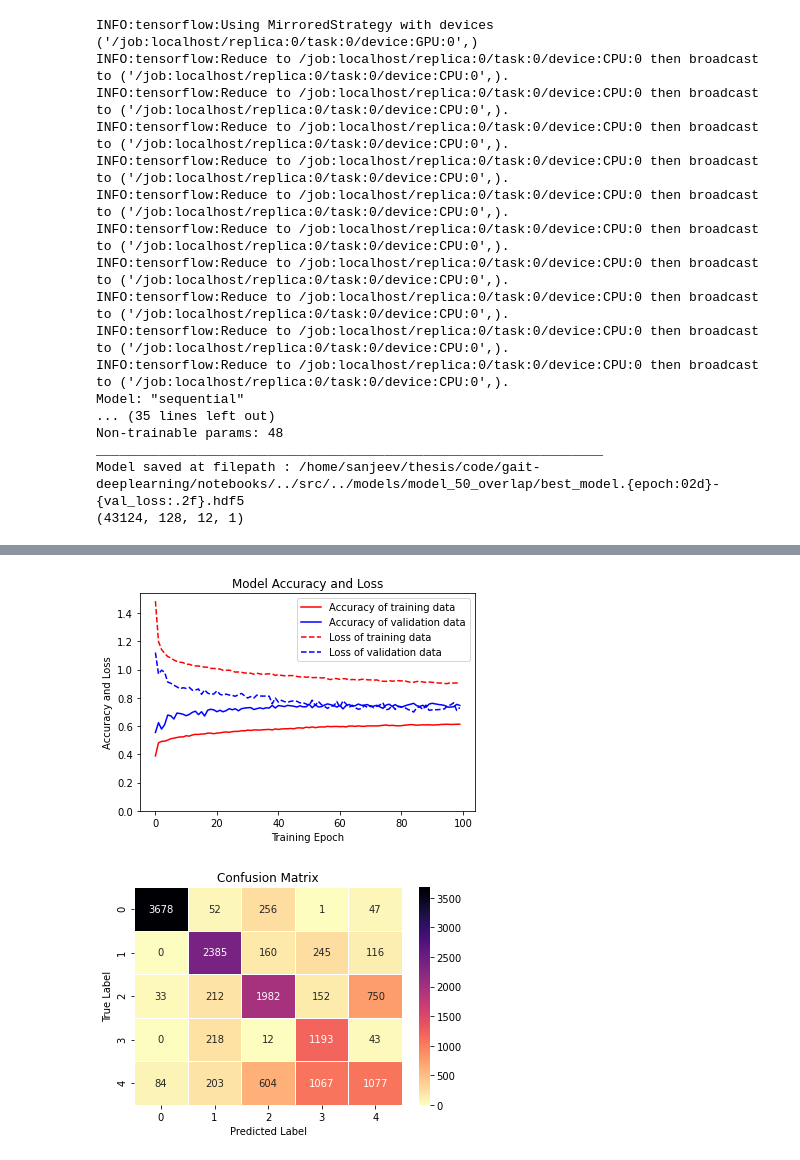
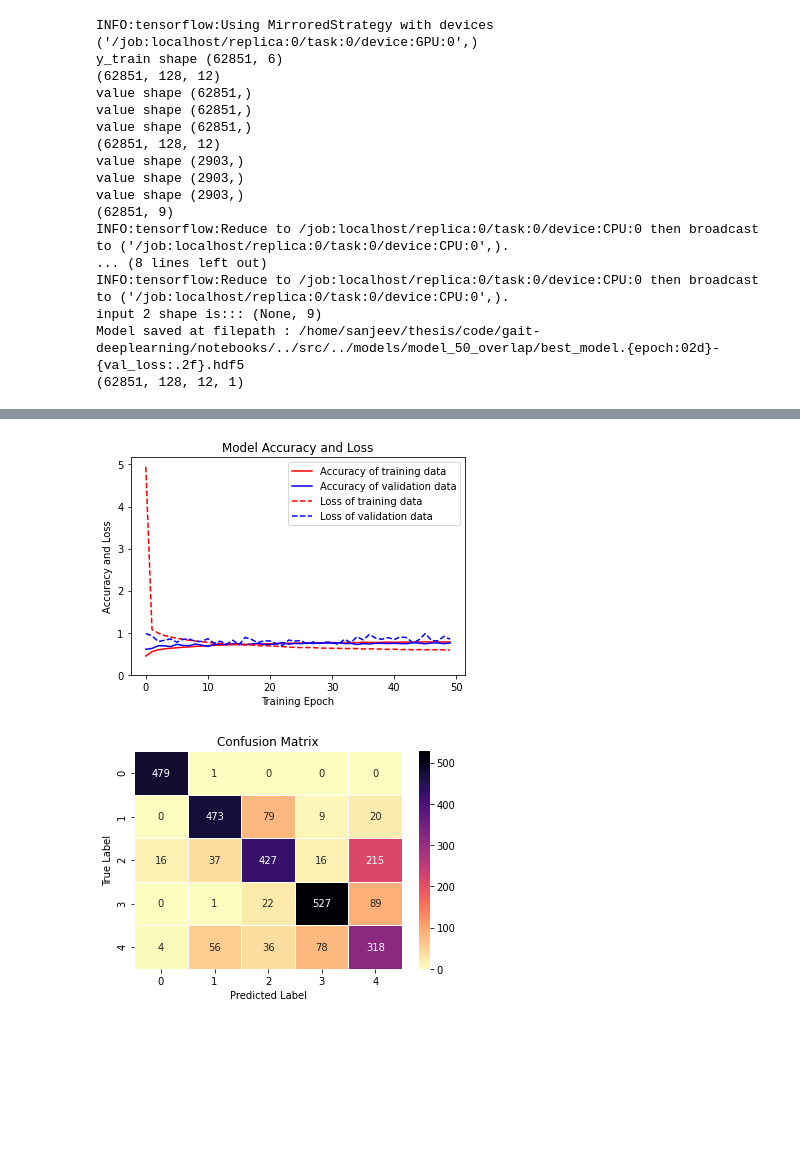
Before and after one commit to sanjevShakya/gait-deeplearning, a Jupyter notebook: notebooks/train_evaluate_all copy.ipynb, the cells around one changed output, grey strips where cells are left out. Saved outputs shown, nothing was run; the diff lists cells and outputs as text; code cells hidden in the pictures; blank space fills up the shorter version.

Commit message:
finish cnn-lstm-stats training

```diff
--- a/notebooks/train_evaluate_all copy.ipynb
+++ b/notebooks/train_evaluate_all copy.ipynb
@@ -21,6 +21,30 @@ def compute_resultant_gyro(X):
 
 def compute_resultant_angle(X):
     return np.sqrt(X[:,:,6] **2 + X[:,:,7] ** 2 + X[:,:,8] ** 2)
+# %%
+def get_std_values(X, channel):
+    return X[:, :, channel].std(axis=1)
+
+
+def get_mean_values(X, channel):
+    return X[:, :, channel].mean(axis=1)
+
+
+def get_max_values(X, channel):
+    return X[:, :, channel].max(axis=1)
+
+
+def get_statistic_feature_all_channels(X):
+    statistic_features = []
+    print(X_train.shape)
+    for channel in range(9,12):
+        value = get_std_values(X, channel)
+        print('value shape', value.shape)
+        statistic_features.append(value)
+        statistic_features.append(get_mean_values(X, channel))
+        statistic_features.append(get_max_values(X, channel))
+
+    return np.vstack(statistic_features).T
 # %%
 overlapPercents = [50]
 # overlapPercents = [0]
@@ -29,11 +53,8 @@ overlapPercents = [50]
 exclude_subjects = ['ddAeJA42PXvwthbW', 'nan', '0DXZFsYOfgqsYe0Z',
                     '0UXFxu10k0En1vDK',
                     'KNmC3LADpLyH5qJA',
-                    'WAb2Ztvv2ux95P4Q',
                     'YbJVcb4vFFjKKlfe',
-                    'ewpnQDEzR8hTqPRY',
-                    'kPNKVxgIznp3Vskg',
-                    'qyP4saGxcV9UfeQI', ]
+                    'ewpnQDEzR8hTqPRY', ]
 for OVERLAP_PERCENT in overlapPercents:
     gpus = tf.config.list_logical_devices('GPU')
     strategy = tf.distribute.MirroredStrategy(gpus)
@@ -63,32 +84,36 @@ for OVERLAP_PERCENT in overlapPercents:
 
         # print('UNIQUE subjects:', np.unique(subjects))
         X_train, X_test, y_train, y_test, y_train_non_encoded, y_test_non_encoded = split_test_train_by_subjects(
-            X, y, subjects, train_percent=0.8)
+            X, y, subjects, train_percent=0.9)
+        print('y_train shape', y_train.shape)
+        X_train_stats = get_statistic_feature_all_channels(X_train)
+        X_test_stats = get_statistic_feature_all_channels(X_test)
+        print(X_train_stats.shape)
 
-        model, history, evaluation_history = train_model(
-            X_train, y_train, X_test, y_test, overlap_percent=OVERLAP_PERCENT, batch_size=128, epochs=100, variant="build_cnn2")
+        model, history, evaluation_history = train_model_with_stats(
+            X_train, y_train, X_test, y_test, X_train_stats, X_test_stats, overlap_percent=OVERLAP_PERCENT, batch_size=128, epochs=50)
         save_history(history, OVERLAP_PERCENT)
         save_test_history(evaluation_history, OVERLAP_PERCENT)
         save_accuracy_loss_figure(history, OVERLAP_PERCENT)
-        validations, predictions = compute_validations_predictions(
-            model, X_test, y_test)
+        validations, predictions = compute_validations_predictions_with_stats(
+            model, X_test, y_test, X_test_stats)
         save_confusion_matrix_figure(
             validations, predictions, OVERLAP_PERCENT, sns)
 # %% [output]
 INFO:tensorflow:Using MirroredStrategy with devices ('/job:localhost/replica:0/task:0/device:GPU:0',)
+y_train shape (62851, 6)
+(62851, 128, 12)
+value shape (62851,)
+value shape (62851,)
+value shape (62851,)
+(62851, 128, 12)
+value shape (2903,)
+value shape (2903,)
+value shape (2903,)
+(62851, 9)
 INFO:tensorflow:Reduce to /job:localhost/replica:0/task:0/device:CPU:0 then broadcast to ('/job:localhost/replica:0/task:0/device:CPU:0',).
+... (8 lines left out)
 INFO:tensorflow:Reduce to /job:localhost/replica:0/task:0/device:CPU:0 then broadcast to ('/job:localhost/replica:0/task:0/device:CPU:0',).
-INFO:tensorflow:Reduce to /job:localhost/replica:0/task:0/device:CPU:0 then broadcast to ('/job:localhost/replica:0/task:0/device:CPU:0',).
-INFO:tensorflow:Reduce to /job:localhost/replica:0/task:0/device:CPU:0 then broadcast to ('/job:localhost/replica:0/task:0/device:CPU:0',).
-INFO:tensorflow:Reduce to /job:localhost/replica:0/task:0/device:CPU:0 then broadcast to ('/job:localhost/replica:0/task:0/device:CPU:0',).
-INFO:tensorflow:Reduce to /job:localhost/replica:0/task:0/device:CPU:0 then broadcast to ('/job:localhost/replica:0/task:0/device:CPU:0',).
-INFO:tensorflow:Reduce to /job:localhost/replica:0/task:0/device:CPU:0 then broadcast to ('/job:localhost/replica:0/task:0/device:CPU:0',).
-INFO:tensorflow:Reduce to /job:localhost/replica:0/task:0/device:CPU:0 then broadcast to ('/job:localhost/replica:0/task:0/device:CPU:0',).
-INFO:tensorflow:Reduce to /job:localhost/replica:0/task:0/device:CPU:0 then broadcast to ('/job:localhost/replica:0/task:0/device:CPU:0',).
-INFO:tensorflow:Reduce to /job:localhost/replica:0/task:0/device:CPU:0 then broadcast to ('/job:localhost/replica:0/task:0/device:CPU:0',).
-Model: "sequential"
-... (35 lines left out)
-Non-trainable params: 48
-_________________________________________________________________
+input 2 shape is::: (None, 9)
 Model saved at filepath : /home/sanjeev/thesis/code/gait-deeplearning/notebooks/../src/../models/model_50_overlap/best_model.{epoch:02d}-{val_loss:.2f}.hdf5
-(43124, 128, 12, 1)
+(62851, 128, 12, 1)
@@ -110,4 +135,4 @@ Epoch 6/100
 Saved training details to /home/sanjeev/thesis/code/gait-deeplearning/notebooks/../src/../logs/log_50_overlap/history.csv
 Saved validation details to /home/sanjeev/thesis/code/gait-deeplearning/notebooks/../src/../logs/log_50_overlap/evaluation.csv
-[figure, old version]
+[figure, new version]
-[figure, old version]
+[figure, new version]
```
Also changed, not shown: parts of 5 cells of this notebook, 5 other files.
